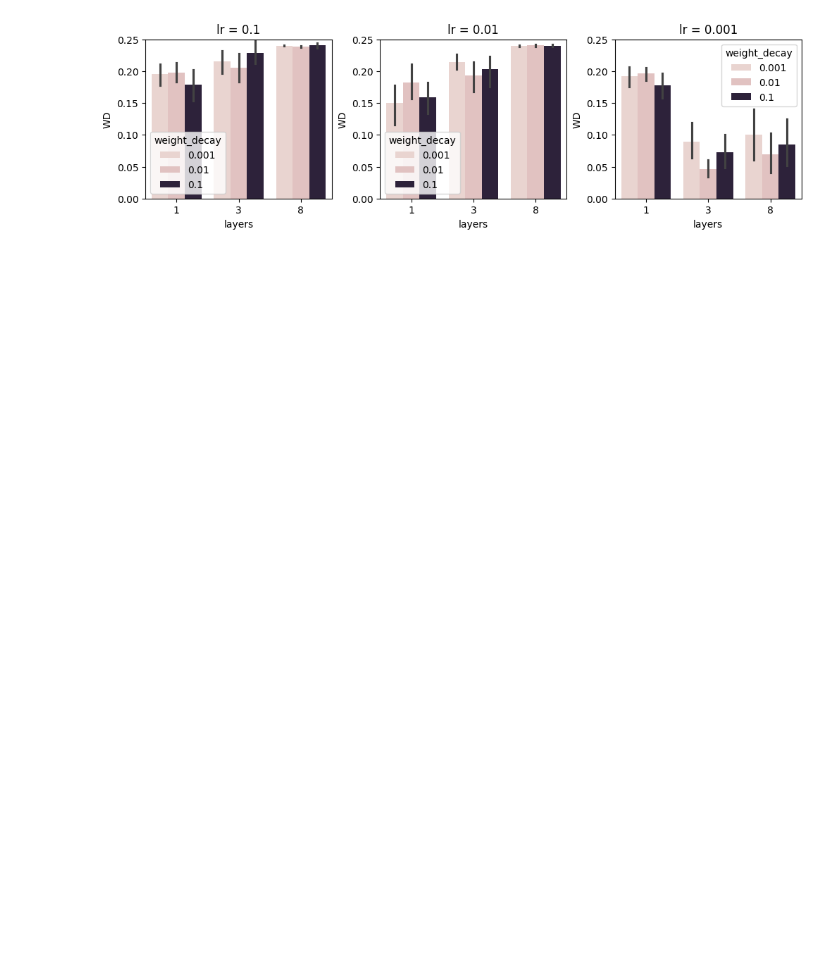
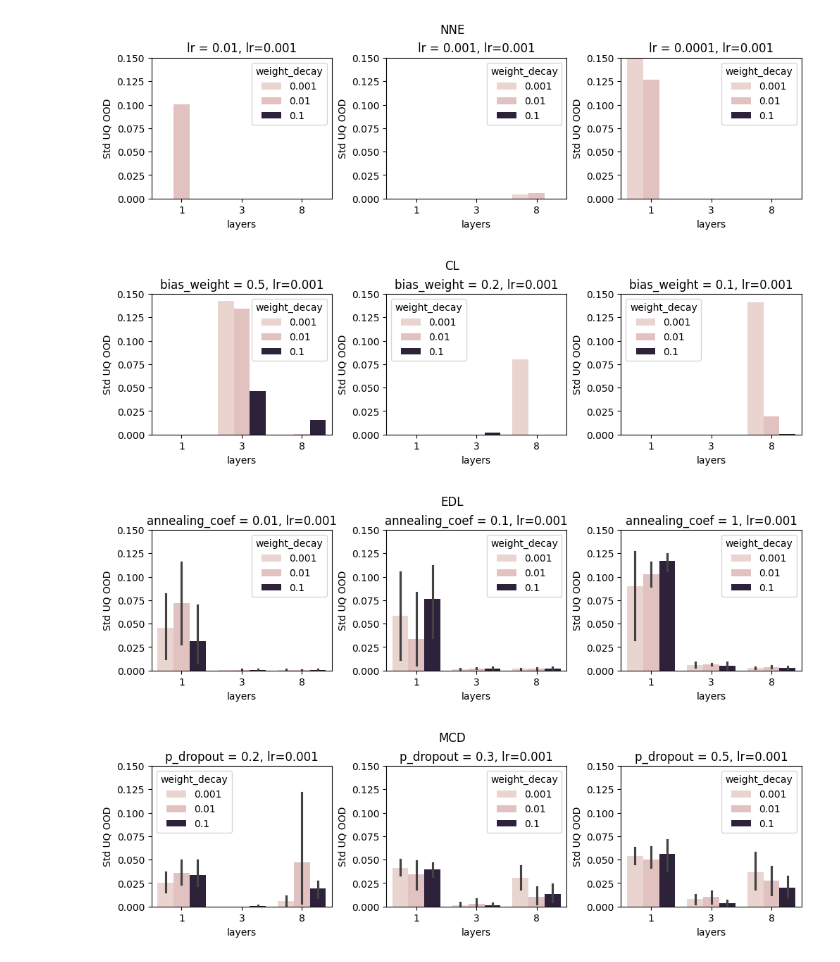
Before and after one commit to choisant/foundational-modeling, a Jupyter notebook: experiments/gamma_n_dims/gridsearch_analysis.ipynb, the cells around one changed output. Saved outputs shown, nothing was run; the diff lists cells and outputs as text; code cells hidden in the pictures; blank space fills up the shorter version.

```diff
--- a/experiments/gamma_n_dims/gridsearch_analysis.ipynb
+++ b/experiments/gamma_n_dims/gridsearch_analysis.ipynb
@@ -67,0 +244,18 @@ for value in hyperparams["lr"]:
+# %%
+for j in range(len(model_names)):
+    fig, axs = plt.subplots(nrows = 1, ncols = 3, figsize=(10, 3),  layout="constrained")
+    df = dfs_A[j]
+    fig.suptitle(model_names[j])
+    i = 0
+    for value in model_hyperpam_values[j]:
+        df_subset = df[df[model_hyperpam[j]] == value]
+        if model_names[j] != "NNE":
+            df_subset = df_subset[df_subset["lr"] == 0.001]
+        sn.barplot(df_subset, x="layers", y="Mean Pc1 OOD", hue="weight_decay", ax=axs[i])
+        axs[i].set_title(f"{model_hyperpam[j]} = {value}, lr=0.001")
+        axs[i].set_ylim(0, 1)
+        x = [-0.5, 1, 2.5]
+        y = [0.5, 0.5, 0.5]
+        axs[i].plot(x, y, c="green", label=f"p=0.5")
+        axs[i].set_ylabel("Mean est prob OOD")
+        i = i + 1
@@ -68,12 +267,21 @@ for value in hyperparams["lr"]:
 # %%
-fig, axs = plt.subplots(nrows = 1, ncols = 3, figsize=(10, 3),  layout="constrained")
-i = 0
-for value in hyperparams["lr"]:
-    df_subset = dfs_A[0][dfs_A[0]["lr"] == value]
-    sn.barplot(df_subset, x="layers", y="WD", hue="weight_decay", ax=axs[i])
-    axs[i].set_title(f"lr = {value}")
-    axs[i].set_ylim(0, 0.25)
-    i = i + 1
+for j in range(len(model_names)):
+    fig, axs = plt.subplots(nrows = 1, ncols = 3, figsize=(10, 3),  layout="constrained")
+    df = dfs_A[j]
+    fig.suptitle(model_names[j])
+    i = 0
+    for value in model_hyperpam_values[j]:
+        df_subset = df[df[model_hyperpam[j]] == value]
+        if model_names[j] != "NNE":
+            df_subset = df_subset[df_subset["lr"] == 0.001]
+        sn.barplot(df_subset, x="layers", y="Std UQ OOD", hue="weight_decay", ax=axs[i])
+        axs[i].set_title(f"{model_hyperpam[j]} = {value}, lr=0.001")
+        axs[i].set_ylim(0, 0.15)
+        axs[i].set_ylabel("Std UQ OOD")
+        i = i + 1
 # %% [output]
-[figure, old version]
+[figure, new version]
+[figure, added]
+[figure, added]
+[figure, added]
 # %%
```
Also changed, not shown: parts of 24 cells of this notebook, 18 other files.
